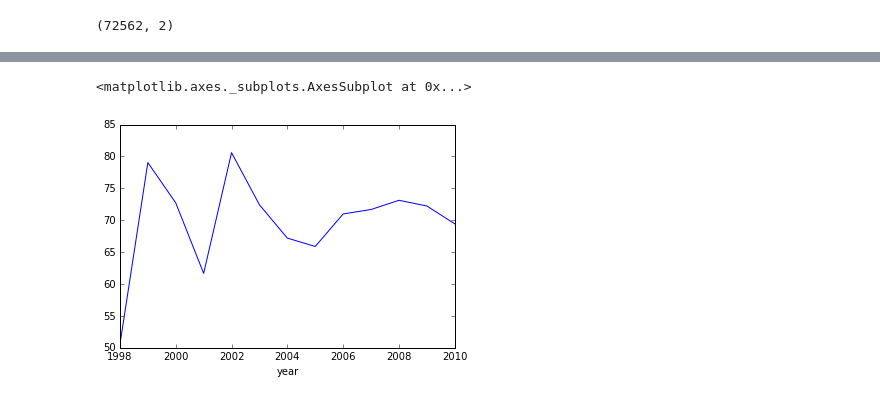
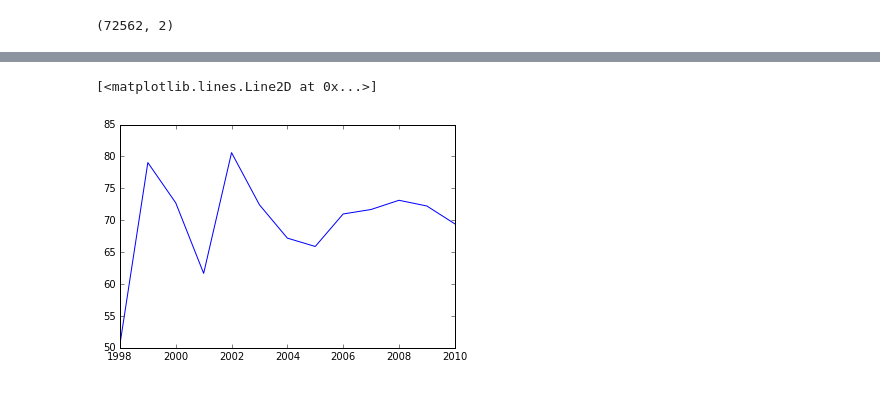
Before and after one commit to Freshwater-Initiative/SkagitLandslideHazards, a Jupyter notebook: test_notebook.ipynb, the cells around one changed output, grey strips where cells are left out. Drawn from its saved outputs; the diff is of its cells as text; code cells hidden in the pictures.

```diff
--- a/test_notebook.ipynb
+++ b/test_notebook.ipynb
@@ -74,6 +53,7 @@ df = test.to_dataframe()
-# %%
-df.head()
-df.sat_value.plot()
-# %% [output]
-<matplotlib.axes._subplots.AxesSubplot at 0x...>
-[figure, removed]
+# %%
+#gruoup by calendar year
+test_year = ds.groupby('time.year').max()
+plt.plot(test_year.year, test_year.sat_value)
+# %% [output]
+[<matplotlib.lines.Line2D at 0x...>]
+[figure, added]
```
Also changed, not shown: parts of 20 cells of this notebook, 1 other file.
